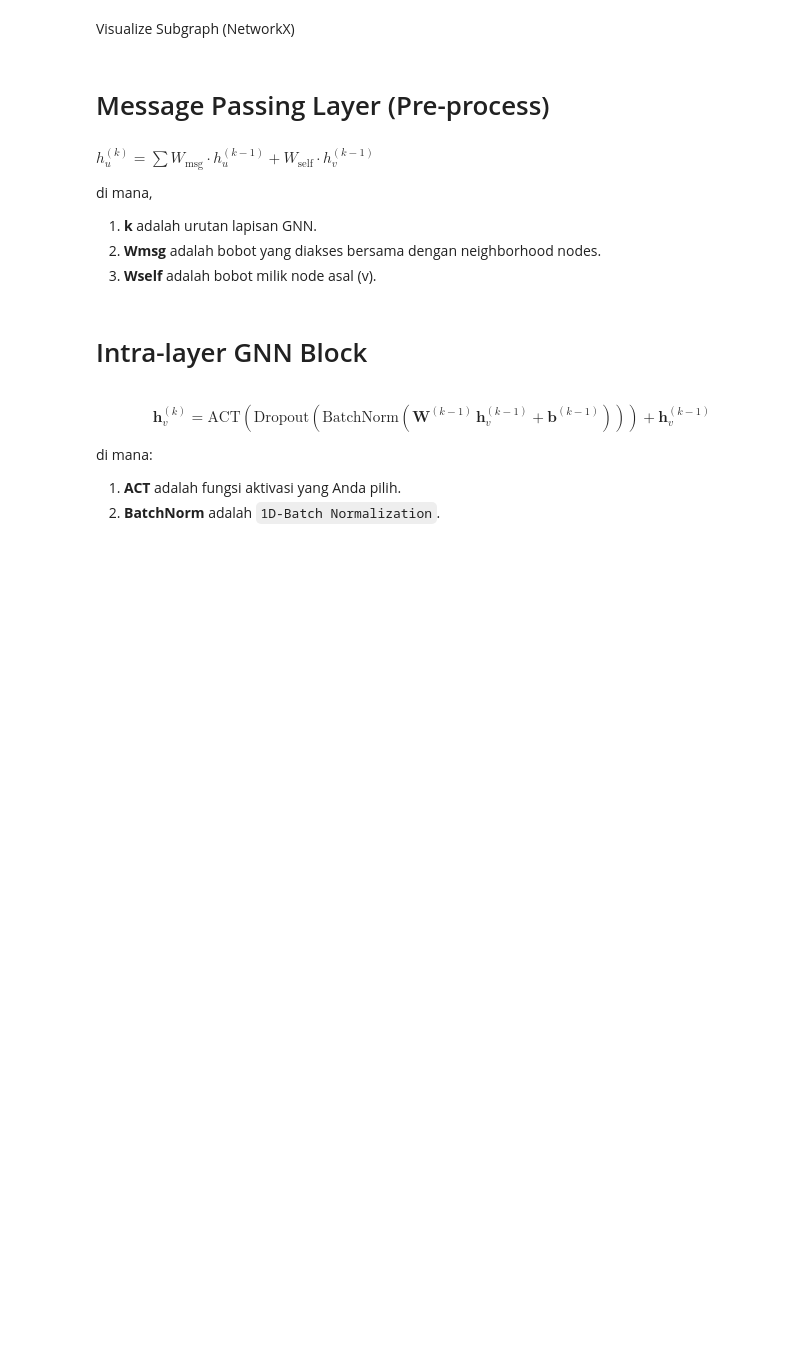
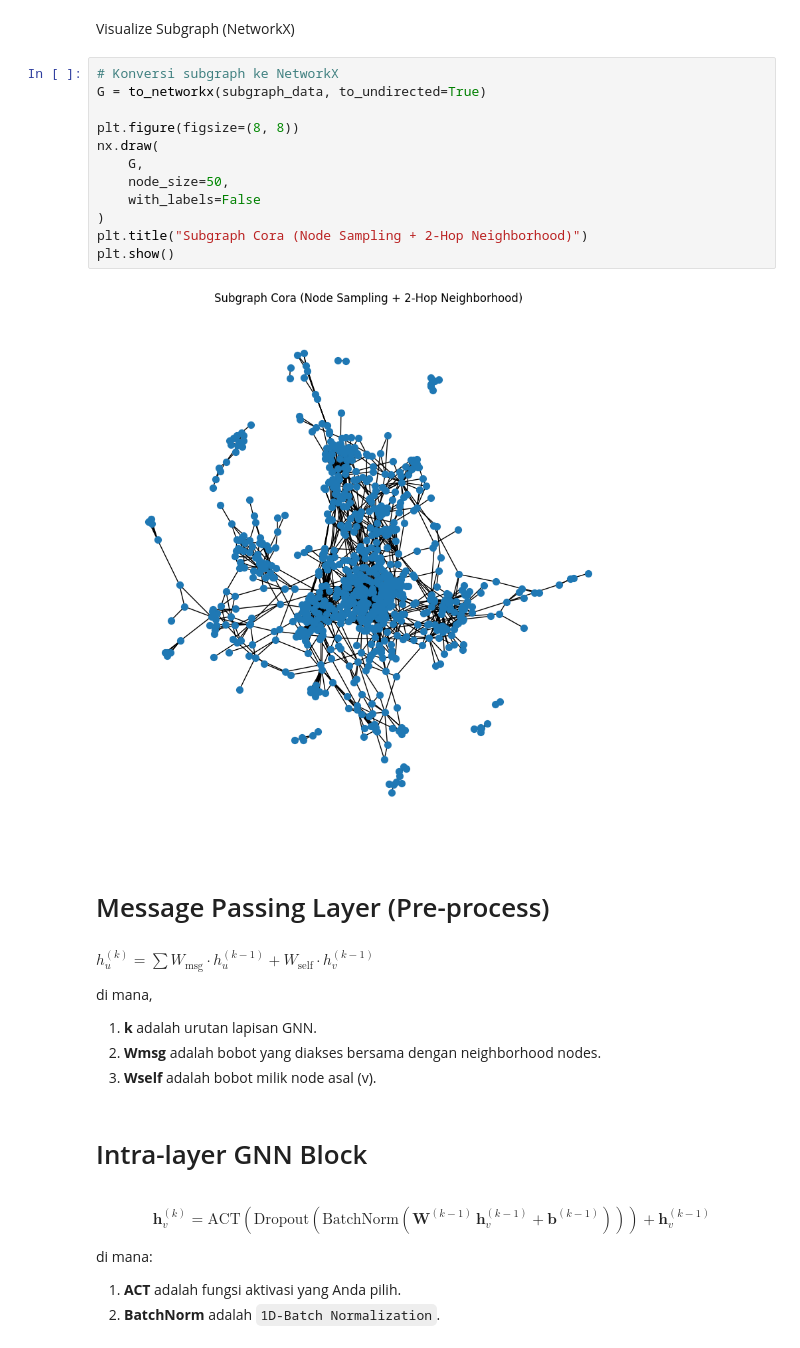
Before and after one commit to alivianay/graph-finals-gnn-messagepassing, a Jupyter notebook: notebook.ipynb, the cells around one changed output. Cells and saved outputs as stored; diff of their text form; blank space fills up the shorter version.

```diff
--- a/notebook.ipynb
+++ b/notebook.ipynb
@@ -56,5 +99,19 @@ dataset.num_classes
 # %% [markdown]
 Visualize Subgraph (NetworkX)
+# %%
+# Konversi subgraph ke NetworkX
+G = to_networkx(subgraph_data, to_undirected=True)
+
+plt.figure(figsize=(8, 8))
+nx.draw(
+    G,
+    node_size=50,
+    with_labels=False
+)
+plt.title("Subgraph Cora (Node Sampling + 2-Hop Neighborhood)")
+plt.show()
+# %% [output]
+[figure, added]
 # %% [markdown]
 # Message Passing Layer (Pre-process)
 # %% [markdown]
```
Also changed, not shown: parts of 1 cell of this notebook.
